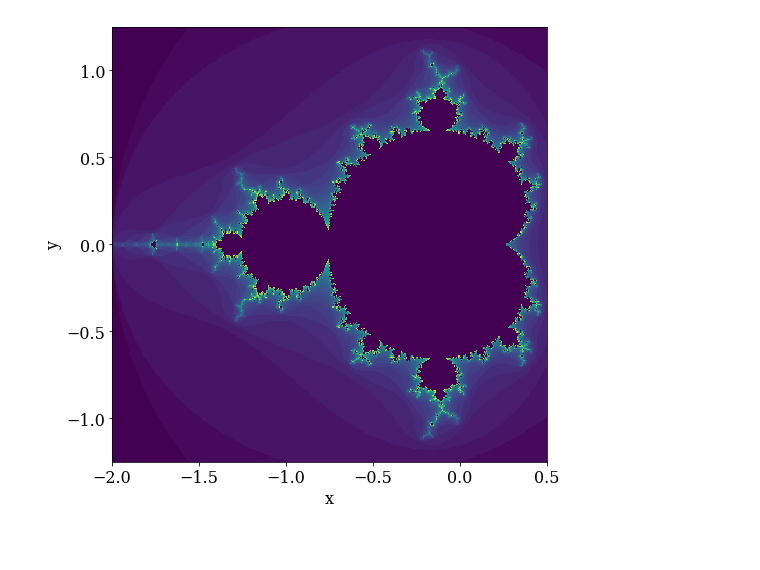
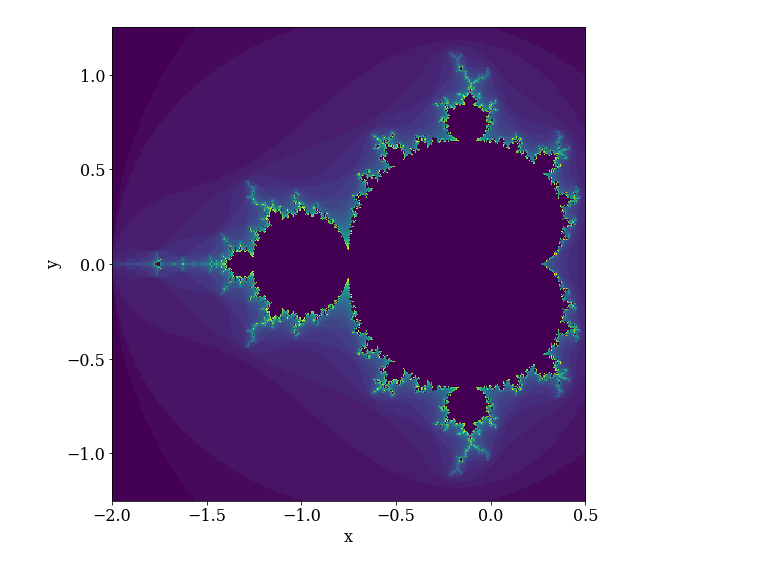
Before and after one commit to mesnardo/authorea-example, a Jupyter notebook: notebooks/mandelbrot.ipynb, the cells around one changed output. Saved outputs shown, nothing was run; the diff lists cells and outputs as text; code cells hidden in the pictures; blank space fills up the shorter version.

Commit message:
Save figure

```diff
--- a/notebooks/mandelbrot.ipynb
+++ b/notebooks/mandelbrot.ipynb
@@ -3,9 +4,10 @@ import sys
 from matplotlib import pyplot
 %matplotlib inline
 # %%
-moduledir = '../scripts'
-if moduledir not in sys.path:
-    sys.path.append(moduledir)
+rootdir = pathlib.Path().resolve().parent
+moduledir = rootdir / 'scripts'
+if str(moduledir) not in sys.path:
+    sys.path.append(str(moduledir))
 # %%
 from helper import mandelbrot, mandelbrot_set
 # %%
@@ -18,9 +20,15 @@ x, y, n = mandelbrot_set(xmin, xmax, ymin, ymax,
 # %%
 pyplot.rc('font', family='serif', size=16)
 fig, ax = pyplot.subplots(figsize=(8.0, 8.0))
 ax.set_xlabel('x')
 ax.set_ylabel('y')
 ax.imshow(n, extent=[xmin, xmax, ymin, ymax])
-ax.axis('scaled', adjustable='box');
+ax.axis('scaled', adjustable='box')
+fig.tight_layout()
+
+figdir = rootdir / 'figures'
+figdir.mkdir(parents=True, exist_ok=True)
+filepath = figdir / 'figure1.png'
+fig.savefig(str(filepath), dpi=300)
 # %% [output]
-[figure, old version]
+[figure, new version]
```
Also changed, not shown: parts of 1 cell of this notebook, 1 other file.
